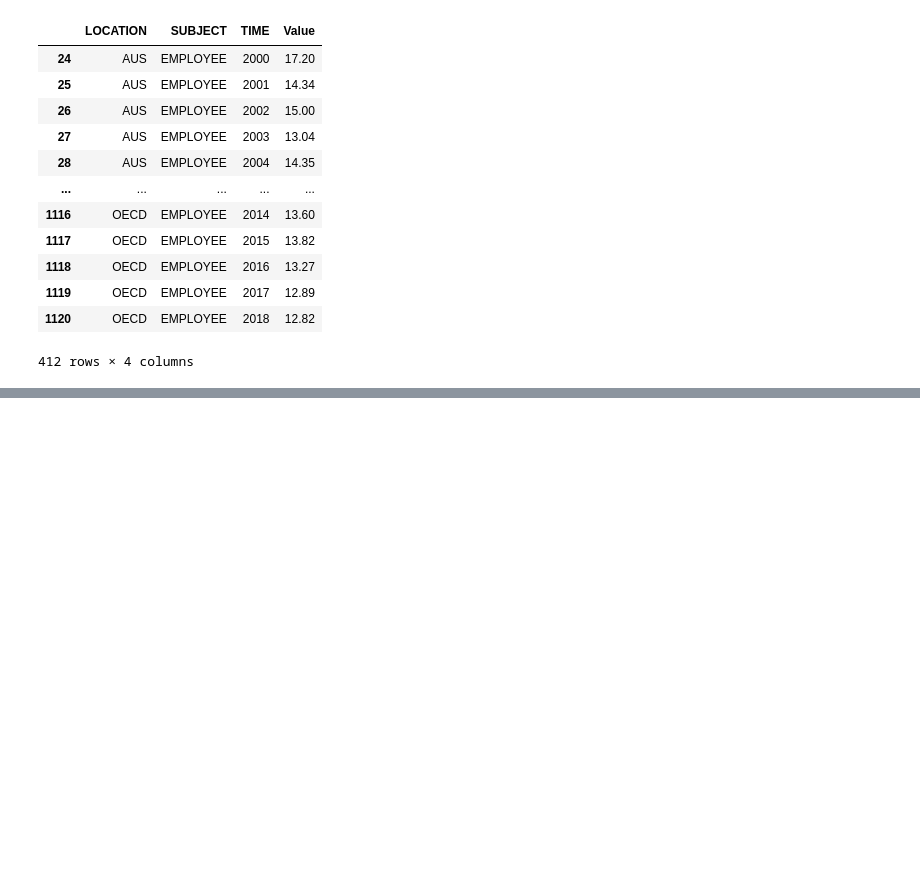
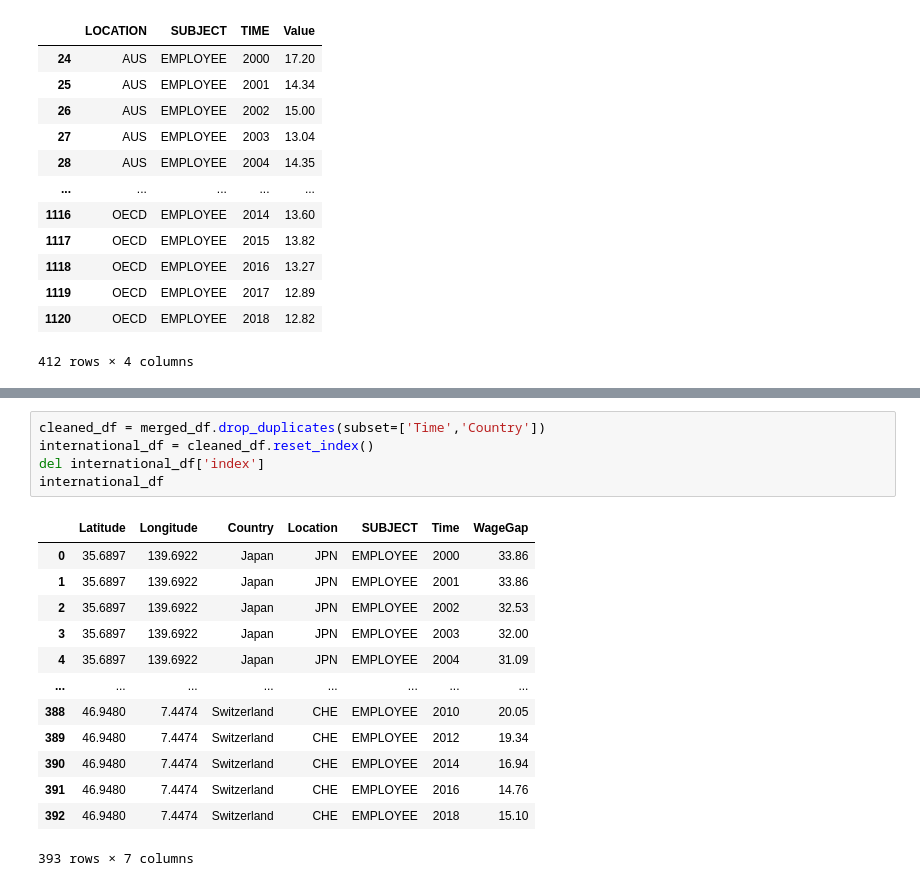
Before and after one commit to miheep8938/female_participation_in_leadership, a Jupyter notebook: cleaned_national_data.ipynb, the cells around one changed output, grey strips where cells are left out. Saved outputs shown, nothing was run; the diff lists cells and outputs as text; blank space fills up the shorter version.

```diff
--- a/cleaned_national_data.ipynb
+++ b/cleaned_national_data.ipynb
@@ -123,0 +195,19 @@ del final_df['index']
+# %%
+cleaned_df = merged_df.drop_duplicates(subset=['Time','Country'])
+international_df = cleaned_df.reset_index()
+del international_df['index']
+international_df
+# %% [output]
+|  | Latitude | Longitude | Country | Location | SUBJECT | Time | WageGap |
+| 0 | 35.6897 | 139.6922 | Japan | JPN | EMPLOYEE | 2000 | 33.86 |
+| 1 | 35.6897 | 139.6922 | Japan | JPN | EMPLOYEE | 2001 | 33.86 |
+| 2 | 35.6897 | 139.6922 | Japan | JPN | EMPLOYEE | 2002 | 32.53 |
+| 3 | 35.6897 | 139.6922 | Japan | JPN | EMPLOYEE | 2003 | 32.00 |
+| 4 | 35.6897 | 139.6922 | Japan | JPN | EMPLOYEE | 2004 | 31.09 |
+| ... | ... | ... | ... | ... | ... | ... | ... |
+| 388 | 46.9480 | 7.4474 | Switzerland | CHE | EMPLOYEE | 2010 | 20.05 |
+| 389 | 46.9480 | 7.4474 | Switzerland | CHE | EMPLOYEE | 2012 | 19.34 |
+| 390 | 46.9480 | 7.4474 | Switzerland | CHE | EMPLOYEE | 2014 | 16.94 |
+| 391 | 46.9480 | 7.4474 | Switzerland | CHE | EMPLOYEE | 2016 | 14.76 |
+| 392 | 46.9480 | 7.4474 | Switzerland | CHE | EMPLOYEE | 2018 | 15.10 |
+393 rows × 7 columns
```
Also changed, not shown: parts of 8 cells of this notebook, 7 other files.
